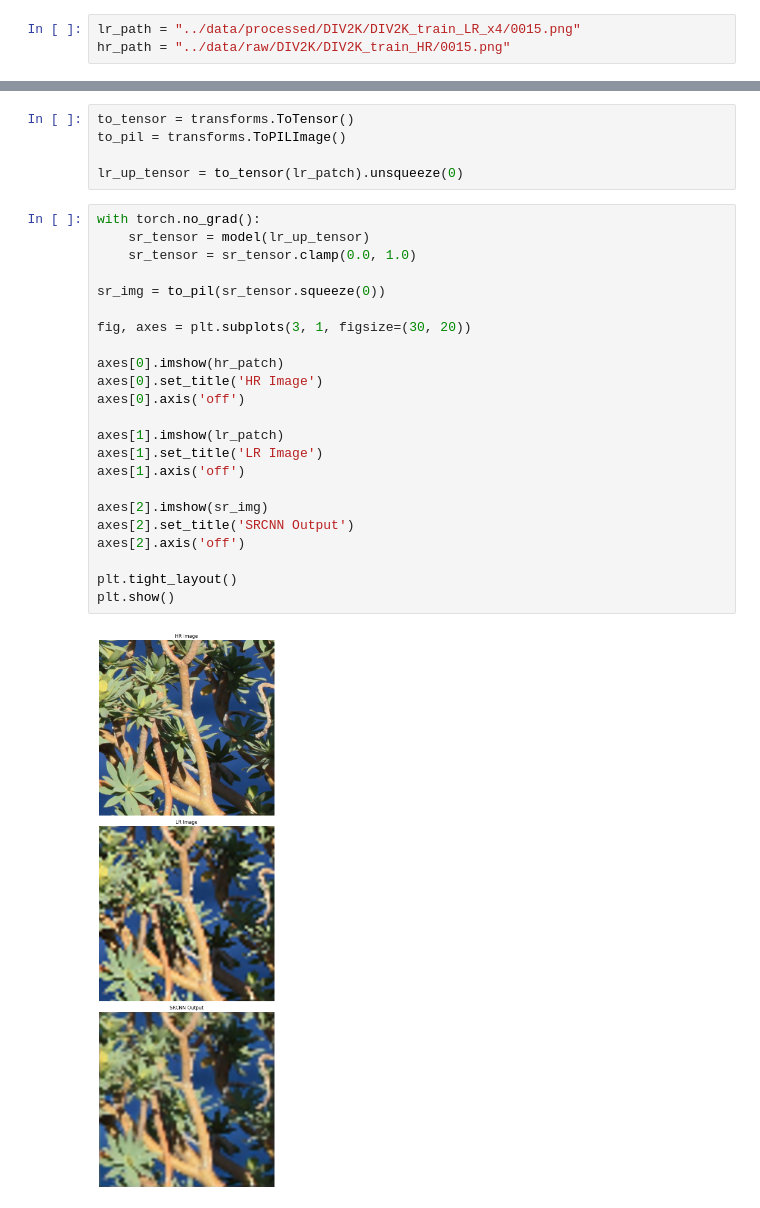
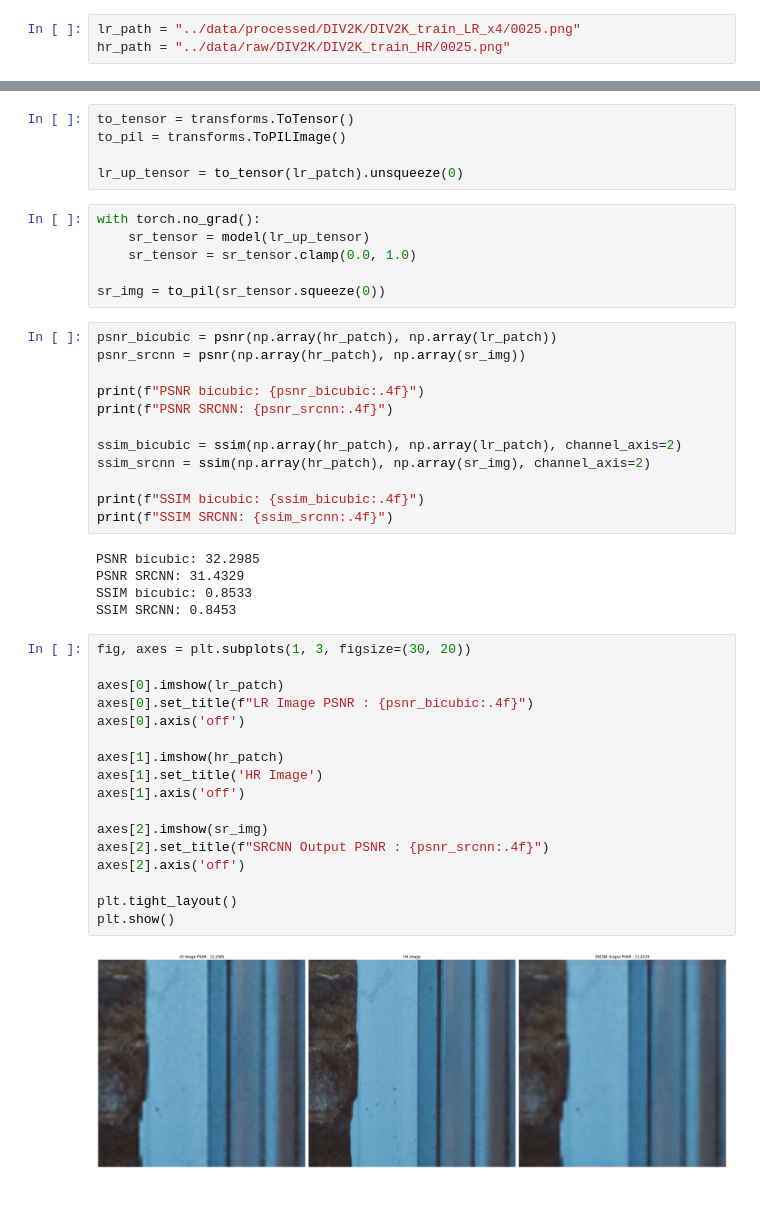
Before and after one commit to aubinbnf/super-resolution-project, a Jupyter notebook: notebooks/baseline.ipynb, the cells around one changed output, grey strips where cells are left out. Drawn from its saved outputs; the diff is of its cells as text.

```diff
--- a/notebooks/baseline.ipynb
+++ b/notebooks/baseline.ipynb
@@ -14,8 +14,8 @@ if project_root not in sys.path:
     sys.path.append(project_root)
 from src.models.SRCNN import SRCNN
 # %%
-lr_path = "../data/processed/DIV2K/DIV2K_train_LR_x4/0015.png"
-hr_path = "../data/raw/DIV2K/DIV2K_train_HR/0015.png"
+lr_path = "../data/processed/DIV2K/DIV2K_train_LR_x4/0025.png"
+hr_path = "../data/raw/DIV2K/DIV2K_train_HR/0025.png"
 # %%
 lr = Image.open(lr_path)
 hr = Image.open(hr_path)
@@ -50,28 +53,45 @@ to_tensor = transforms.ToTensor()
 to_pil = transforms.ToPILImage()
 
 lr_up_tensor = to_tensor(lr_patch).unsqueeze(0)
+# %%
+with torch.no_grad():
+    sr_tensor = model(lr_up_tensor)
+    sr_tensor = sr_tensor.clamp(0.0, 1.0)
+
+sr_img = to_pil(sr_tensor.squeeze(0))
+# %%
+psnr_bicubic = psnr(np.array(hr_patch), np.array(lr_patch))
+psnr_srcnn = psnr(np.array(hr_patch), np.array(sr_img))
+
+print(f"PSNR bicubic: {psnr_bicubic:.4f}")
+print(f"PSNR SRCNN: {psnr_srcnn:.4f}")
+
+ssim_bicubic = ssim(np.array(hr_patch), np.array(lr_patch), channel_axis=2)
+ssim_srcnn = ssim(np.array(hr_patch), np.array(sr_img), channel_axis=2)
+
+print(f"SSIM bicubic: {ssim_bicubic:.4f}")
+print(f"SSIM SRCNN: {ssim_srcnn:.4f}")
+# %% [output]
+PSNR bicubic: 32.2985
+PSNR SRCNN: 31.4329
+SSIM bicubic: 0.8533
+SSIM SRCNN: 0.8453
 # %%
-with torch.no_grad():
-    sr_tensor = model(lr_up_tensor)
-    sr_tensor = sr_tensor.clamp(0.0, 1.0)
+fig, axes = plt.subplots(1, 3, figsize=(30, 20))
 
-sr_img = to_pil(sr_tensor.squeeze(0))
-
-fig, axes = plt.subplots(3, 1, figsize=(30, 20))
-
-axes[0].imshow(hr_patch)
-axes[0].set_title('HR Image')
+axes[0].imshow(lr_patch)
+axes[0].set_title(f"LR Image PSNR : {psnr_bicubic:.4f}")
 axes[0].axis('off')
 
-axes[1].imshow(lr_patch)
-axes[1].set_title('LR Image')
+axes[1].imshow(hr_patch)
+axes[1].set_title('HR Image')
 axes[1].axis('off')
 
 axes[2].imshow(sr_img)
-axes[2].set_title('SRCNN Output')
+axes[2].set_title(f"SRCNN Output PSNR : {psnr_srcnn:.4f}")
 axes[2].axis('off')
 
 plt.tight_layout()
 plt.show()
 # %% [output]
-[figure, old version]
+[figure, new version]
```
Also changed, not shown: parts of 2 cells of this notebook, 3 other files.
